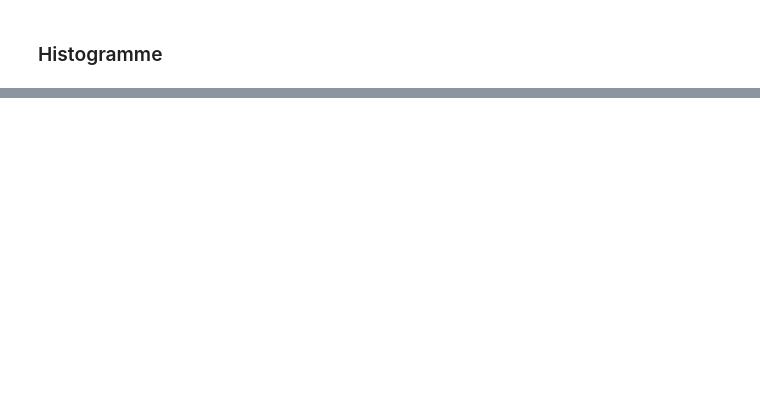
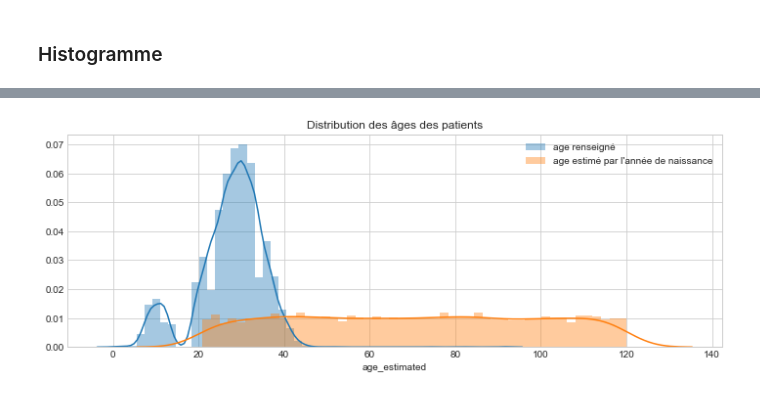
Before and after one commit to titigmr/Test-INRIA-APHP, a Jupyter notebook: data_analysis.ipynb, the cells around one changed output, grey strips where cells are left out. Cells and saved outputs as stored; diff of their text form; code cells hidden in the pictures; blank space fills up the shorter version.

```diff
--- a/data_analysis.ipynb
+++ b/data_analysis.ipynb
@@ -239,0 +255,10 @@ plot_bar_PN(df_N, df_P, 'gender',
+# %%
+bins = 50
+plt.figure(figsize=(12,4))
+
+ax1 = sns.distplot(df.age[df.age.notnull()],bins=bins,label='age renseigné')
+ax2 = sns.distplot(df.age_estimated[df.age_estimated.notnull()],bins=bins, label="age estimé par l'année de naissance")
+plt.title('Distribution des âges des patients')
+plt.legend();
+# %% [output]
+[figure, added]
```
Also changed, not shown: parts of 25 cells of this notebook, 12 other files.
